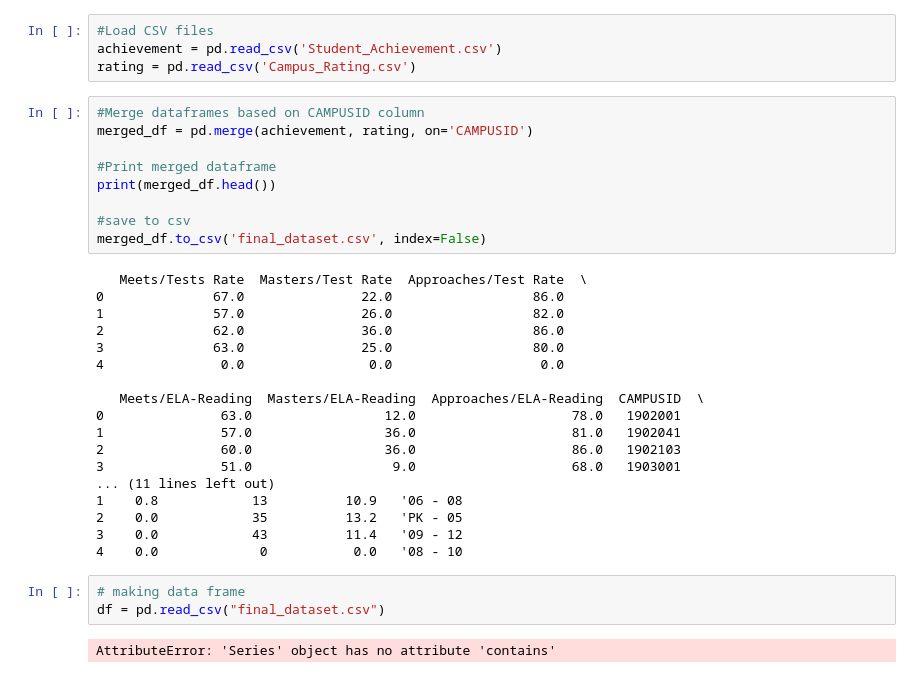
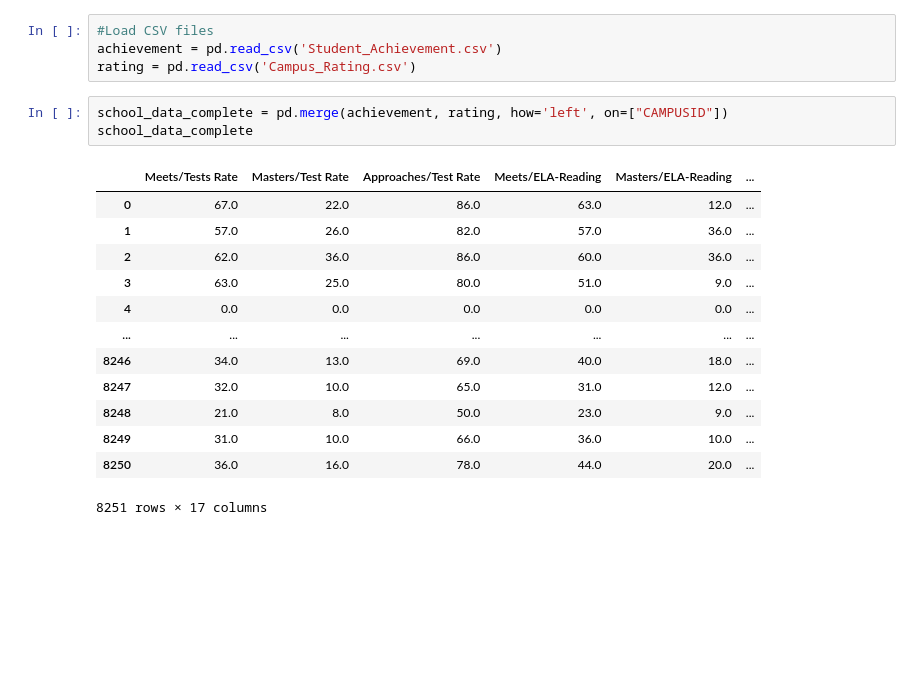
Before and after one commit to plqualls/PerformanceTask, a Jupyter notebook: Student Data Cleanup.ipynb, the cells around one changed output. Saved outputs shown, nothing was run; the diff lists cells and outputs as text; blank space fills up the shorter version.

```diff
--- a/Student Data Cleanup.ipynb
+++ b/Student Data Cleanup.ipynb
@@ -92,35 +92,20 @@ demographic_data.to_csv('Campus_Rating.csv', index=False)
 #Load CSV files
 achievement = pd.read_csv('Student_Achievement.csv')
 rating = pd.read_csv('Campus_Rating.csv')
-# %%
-#Merge dataframes based on CAMPUSID column
-merged_df = pd.merge(achievement, rating, on='CAMPUSID')
-
-#Print merged dataframe
-print(merged_df.head())
-
-#save to csv
-merged_df.to_csv('final_dataset.csv', index=False)
-# %% [output]
-   Meets/Tests Rate  Masters/Test Rate  Approaches/Test Rate  \
-0              67.0               22.0                  86.0
-1              57.0               26.0                  82.0
-2              62.0               36.0                  86.0
-3              63.0               25.0                  80.0
-4               0.0                0.0                   0.0
-
-   Meets/ELA-Reading  Masters/ELA-Reading  Approaches/ELA-Reading  CAMPUSID  \
-0               63.0                 12.0                    78.0   1902001
-1               57.0                 36.0                    81.0   1902041
-2               60.0                 36.0                    86.0   1902103
-3               51.0                  9.0                    68.0   1903001
-... (11 lines left out)
-1    0.8            13          10.9   '06 - 08
-2    0.0            35          13.2   'PK - 05
-3    0.0            43          11.4   '09 - 12
-4    0.0             0           0.0   '08 - 10
-# %%
-# making data frame
-df = pd.read_csv("final_dataset.csv")
-# %% [output]
-AttributeError: 'Series' object has no attribute 'contains'
+# %%
+school_data_complete = pd.merge(achievement, rating, how='left', on=["CAMPUSID"])
+school_data_complete
+# %% [output]
+|  | Meets/Tests Rate | Masters/Test Rate | Approaches/Test Rate | Meets/ELA-Reading | Masters/ELA-Reading | ... |
+| 0 | 67.0 | 22.0 | 86.0 | 63.0 | 12.0 | ... |
+| 1 | 57.0 | 26.0 | 82.0 | 57.0 | 36.0 | ... |
+| 2 | 62.0 | 36.0 | 86.0 | 60.0 | 36.0 | ... |
+| 3 | 63.0 | 25.0 | 80.0 | 51.0 | 9.0 | ... |
+| 4 | 0.0 | 0.0 | 0.0 | 0.0 | 0.0 | ... |
+| ... | ... | ... | ... | ... | ... | ... |
+| 8246 | 34.0 | 13.0 | 69.0 | 40.0 | 18.0 | ... |
+| 8247 | 32.0 | 10.0 | 65.0 | 31.0 | 12.0 | ... |
+| 8248 | 21.0 | 8.0 | 50.0 | 23.0 | 9.0 | ... |
+| 8249 | 31.0 | 10.0 | 66.0 | 36.0 | 10.0 | ... |
+| 8250 | 36.0 | 16.0 | 78.0 | 44.0 | 20.0 | ... |
+8251 rows × 17 columns
```
Also changed, not shown: parts of 2 cells of this notebook, 1 other file.
